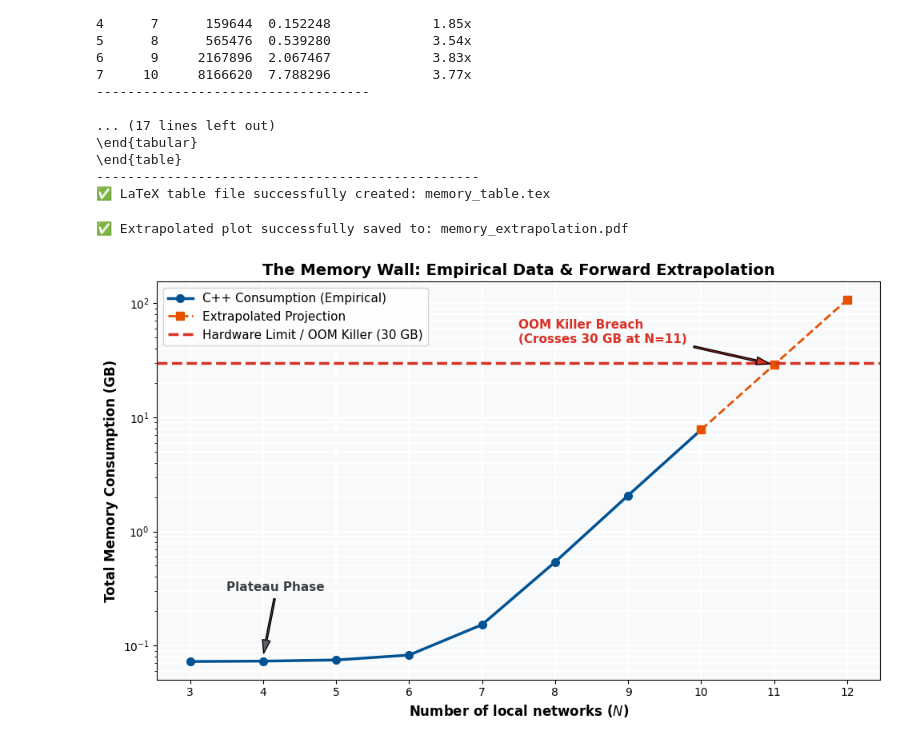
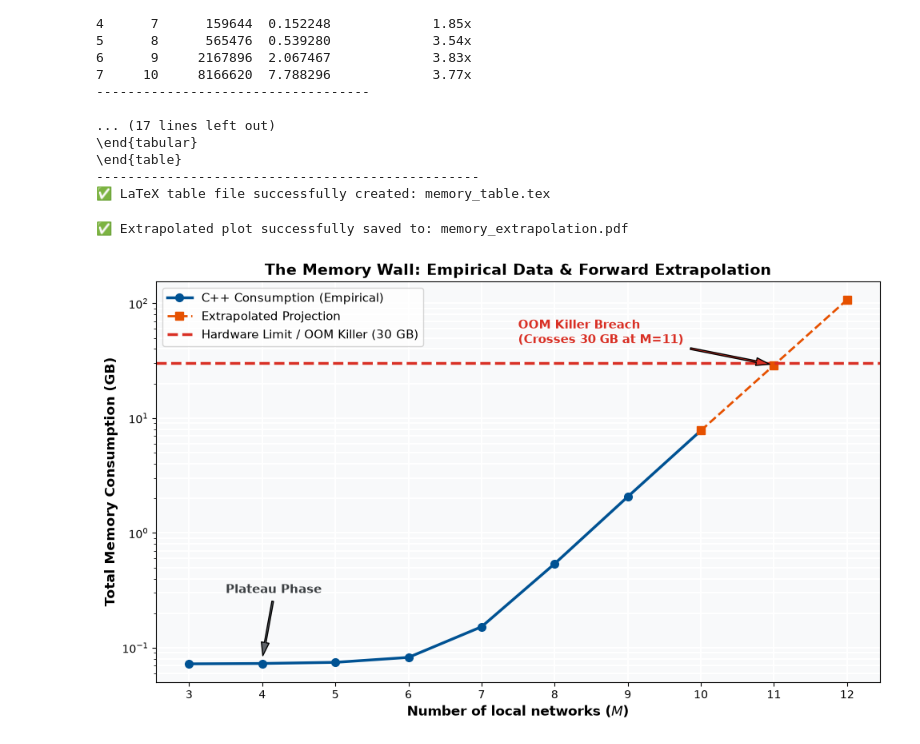
Before and after one commit to crptcusco/cbn_core, a Jupyter notebook: experiments/2026_complex_networks/2_memory_experiment/analisis_general.ipynb, the cells around one changed output. Saved outputs shown, nothing was run; the diff lists cells and outputs as text; code cells hidden in the pictures.

```diff
--- a/experiments/2026_complex_networks/2_memory_experiment/analisis_general.ipynb
+++ b/experiments/2026_complex_networks/2_memory_experiment/analisis_general.ipynb
@@ -5,7 +5,9 @@ import numpy as np
 
 # 1. Route configuration
 CSV_FILE = "benchmark_summary.csv"
-LATEX_OUTPUT_FILE = "memory_table.tex"
+OUTPUT_DIR = "../salida"
+os.makedirs(OUTPUT_DIR, exist_ok=True)
+LATEX_OUTPUT_FILE = os.path.join(OUTPUT_DIR, "memory_table.tex")
 
 if not os.path.exists(CSV_FILE):
     raise FileNotFoundError(f"The file {CSV_FILE} was not found in the current directory.")
@@ -70,7 +72,11 @@ print(f"✅ LaTeX table file successfully created: {LATEX_OUTPUT_FILE}")
 # %%
 import matplotlib.pyplot as plt
 
-OUTPUT_PDF = "memory_extrapolation.pdf"
+import os
+
+OUTPUT_DIR = "../salida"
+os.makedirs(OUTPUT_DIR, exist_ok=True)
+OUTPUT_PDF = os.path.join(OUTPUT_DIR, "memory_extrapolation.pdf")
 
 # 1. Extract empirical arrays
 n_empirical = df['N_BNs'].values
@@ -105,33 +111,33 @@ plt.plot(np.concatenate([[n_empirical[-1]], n_extrapolated]),
 
 # Hardware Limit / OOM Killer threshold line
 plt.axhline(y=30, color='#d93025', linestyle='--', linewidth=2.5, label='Hardware Limit / OOM Killer (30 GB)')
 
 plt.yscale('log')
-plt.xlabel('Number of local networks ($N$)', fontsize=12, fontweight='bold')
+plt.xlabel('Number of local networks ($M$)', fontsize=12, fontweight='bold')
 plt.ylabel('Total Memory Consumption (GB)', fontsize=12, fontweight='bold')
 plt.title('The Memory Wall: Empirical Data & Forward Extrapolation', fontsize=14, fontweight='bold')
 
 plt.grid(True, which="both", ls="-", color='white', linewidth=1.5)
 plt.xticks(n_total)
 
 # Visual Annotations
 plt.annotate('Plateau Phase', xy=(4, 0.08), xytext=(3.5, 0.3),
              arrowprops=dict(facecolor='#5f6368', shrink=0.05, width=1.5, headwidth=7),
              fontsize=11, color='#3c4043', fontweight='bold')
 
-plt.annotate('OOM Killer Breach\n(Crosses 30 GB at N=11)', xy=(11, mem_extrapolated_gb[0]), xytext=(7.5, 45),
+plt.annotate('OOM Killer Breach\n(Crosses 30 GB at M=11)', xy=(11, mem_extrapolated_gb[0]), xytext=(7.5, 45),
              arrowprops=dict(facecolor='#d93025', shrink=0.05, width=1.5, headwidth=7),
              fontsize=11, color='#d93025', fontweight='bold')
 
 plt.legend(fontsize=11, loc='upper left')
 plt.tight_layout()
 
 # Save as PDF for LuaLaTeX compilation
 plt.savefig(OUTPUT_PDF, format='pdf', bbox_inches='tight')
 print(f"✅ Extrapolated plot successfully saved to: {OUTPUT_PDF}")
 
 # Render inline plot in Jupyter Notebook
 plt.show()
 # %% [output]
 ✅ Extrapolated plot successfully saved to: memory_extrapolation.pdf
-[figure, old version]
+[figure, new version]
```
Also changed, not shown: 6 other files.
